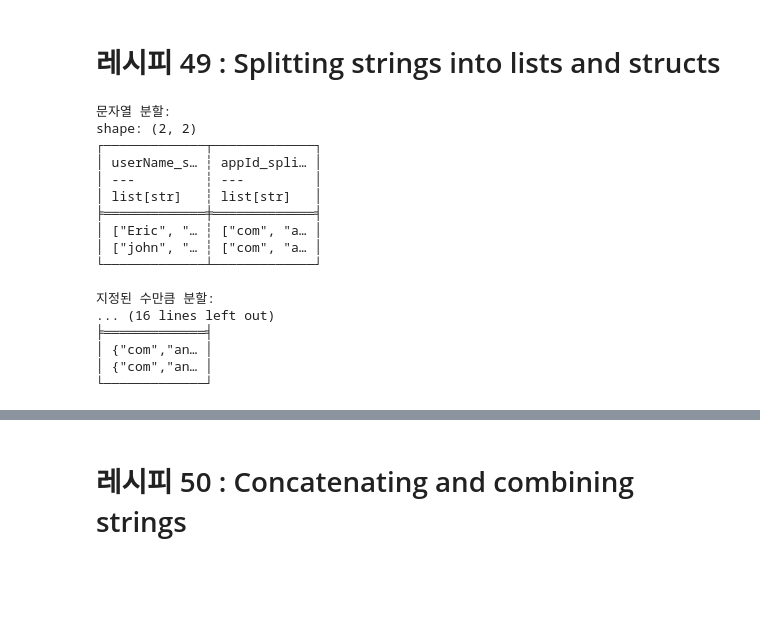
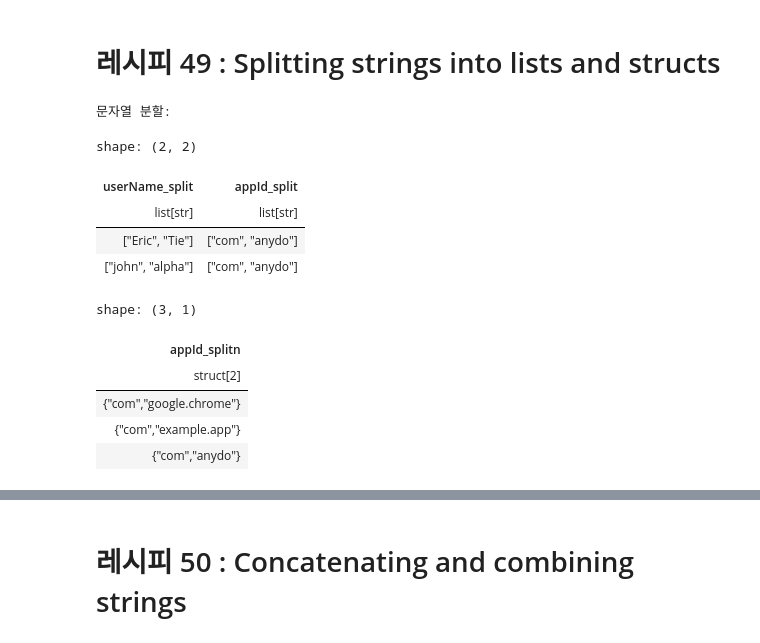
Before and after one commit to dschloe/polars_recipes, a Jupyter notebook: ch09_string_manipulation.ipynb, the cells around one changed output, grey strips where cells are left out. Saved outputs shown, nothing was run; the diff lists cells and outputs as text; code cells hidden in the pictures; blank space fills up the shorter version.

```diff
--- a/ch09_string_manipulation.ipynb
+++ b/ch09_string_manipulation.ipynb
@@ -430,47 +432,40 @@ shape: (2, 4)
 # %% [markdown]
 # 레시피 49 : Splitting strings into lists and structs
 # %%
+import polars as pl
+
+df = pl.read_csv("data/ch09/google_store_reviews.csv")
+
 # Split Strings into lists str.split()
 split_df = df.select([
     # 공백을 기준으로 문자열 분할
     pl.col("userName").str.split(" ").alias("userName_split"),
     # 특정 문자를 기준으로 분할
     pl.col("appId").str.split(".").alias("appId_split")
 ])
 print("\n문자열 분할:")
-print(split_df.head(2))
-
-# Split strings into structs using .str.splitn() and .str.split_exact()
-# .str.splitn() - 지정된 수만큼만 분할
-splitn_df = df.select([
-    # 최대 2개 부분으로 분할
-    pl.col("appId").str.splitn(".", 2).alias("appId_splitn")
-])
-print("\n지정된 수만큼 분할:")
-print(splitn_df.head(2))
-
-# .str.split_exact() - 정확히 지정된 수만큼 분할
-split_exact_df = df.select([
-    # 정확히 3개 부분으로 분할
-    pl.col("appId").str.split_exact(".", 3).alias("appId_split_exact")
-])
-print("\n정확히 지정된 수만큼 분할:")
-print(split_exact_df.head(2))
+split_df.head(2)
 # %% [output]
 문자열 분할:
-shape: (2, 2)
-┌─────────────┬─────────────┐
-│ userName_s… ┆ appId_spli… │
-│ ---         ┆ ---         │
-│ list[str]   ┆ list[str]   │
-╞═════════════╪═════════════╡
-│ ["Eric", "… ┆ ["com", "a… │
-│ ["john", "… ┆ ["com", "a… │
-└─────────────┴─────────────┘
-
-지정된 수만큼 분할:
-... (16 lines left out)
-╞═════════════╡
-│ {"com","an… │
-│ {"com","an… │
-└─────────────┘
+shape: (2, 2)
+| userName_split | appId_split |
+| list[str] | list[str] |
+| ["Eric", "Tie"] | ["com", "anydo"] |
+| ["john", "alpha"] | ["com", "anydo"] |
+# %%
+sample_df = pl.DataFrame({
+    "appId": ["com.google.chrome", "com.example.app", "com.anydo"]
+})
+
+splitn_df = sample_df.select(
+    pl.col("appId").str.splitn(".", 2).alias("appId_splitn")
+)
+
+splitn_df
+# %% [output]
+shape: (3, 1)
+| appId_splitn |
+| struct[2] |
+| {"com","google.chrome"} |
+| {"com","example.app"} |
+| {"com","anydo"} |
```
Also changed, not shown: parts of 7 cells of this notebook, 2 other files.
